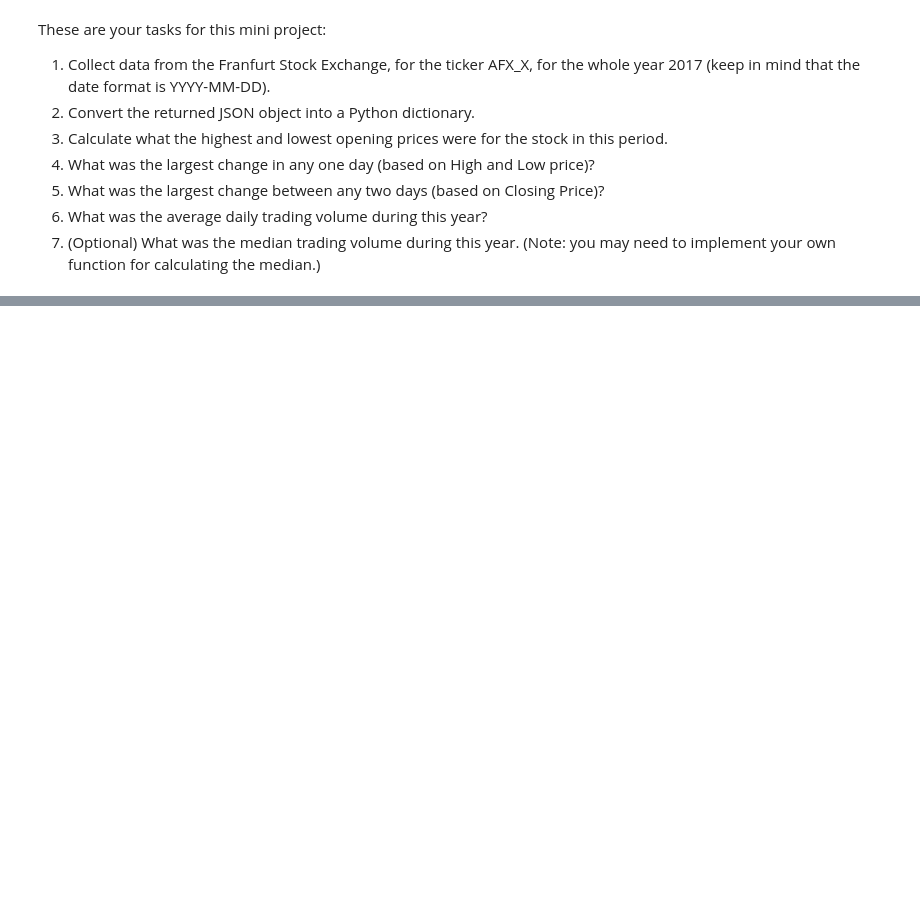
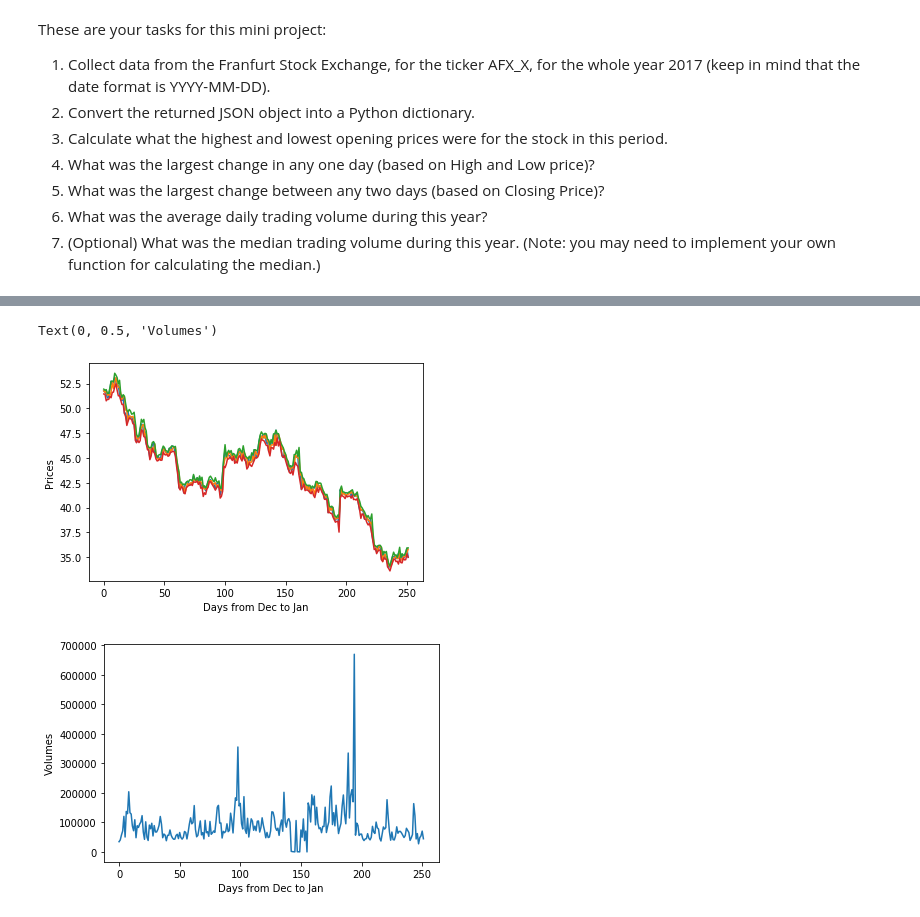
Before and after one commit to zzc01/mec-mini-projects, a Jupyter notebook: mec-3.4.1-api-mini-project/api_data_wrangling_mini_project.ipynb, the cells around one changed output, grey strips where cells are left out. Drawn from its saved outputs; the diff is of its cells as text; code cells hidden in the pictures; blank space fills up the shorter version.

Commit message:
Calculate prices for FSE AFC_X

```diff
--- a/mec-3.4.1-api-mini-project/api_data_wrangling_mini_project.ipynb
+++ b/mec-3.4.1-api-mini-project/api_data_wrangling_mini_project.ipynb
@@ -47,4 +61,18 @@ Hint: We are looking for the `AFX_X` data on the `datasets/FSE/` dataset.
 # %%
 # Inspect the JSON structure of the object you created, and take note of how nested it is,
 # as well as the overall structure
+import json
+d = json.loads(quotesReq.content.decode('utf-8'))
+print(type(d))
+print('============')
+print(d.keys())
+print('============')
+# print(d)
+print('============')
+print(d['dataset']['column_names'])
+print('============')
+print(type(d['dataset']['data'][0]))
+print('============')
+print(d['dataset']['data'][0:2][:])
+data = d['dataset']['data']
 # %% [output]
@@ -61,0 +151,31 @@ These are your tasks for this mini project:
+# %%
+import matplotlib.pyplot as plt
+#['Date', 'Open', 'High', 'Low', 'Close', 'Change', 'Traded Volume',
+opens   = []
+highs   = []
+lows    = []
+closes  = []
+volumes = []
+for i, day in enumerate(data):
+    if day[1] != None:
+        opens.append(day[1])
+        highs.append(day[2])
+        lows.append(day[3])
+        closes.append(day[4])
+        volumes.append(day[6])
+
+plt.figure(1)
+plt.xlabel('Days from Dec to Jan')
+plt.ylabel('Prices')
+plt.plot(opens)
+plt.plot(closes)
+plt.plot(highs)
+plt.plot(lows)
+plt.figure(2)
+plt.plot(volumes)
+plt.xlabel('Days from Dec to Jan')
+plt.ylabel('Volumes')
+# %% [output]
+Text(0, 0.5, 'Volumes')
+[figure, added]
+[figure, added]
```
Also changed, not shown: parts of 7 cells of this notebook.
